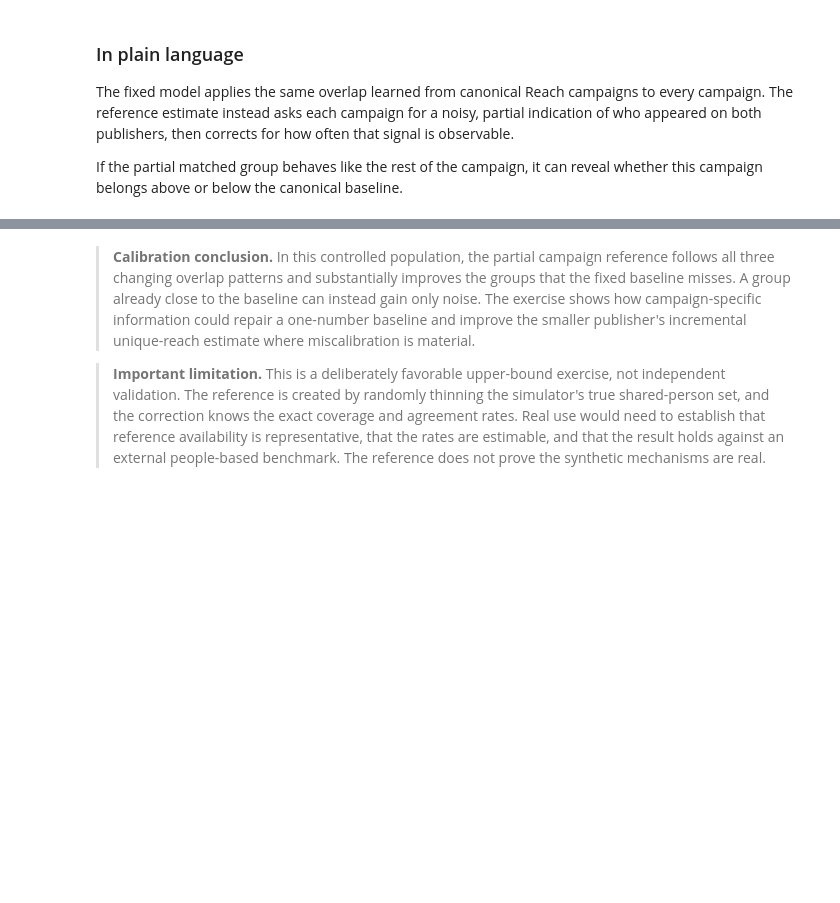
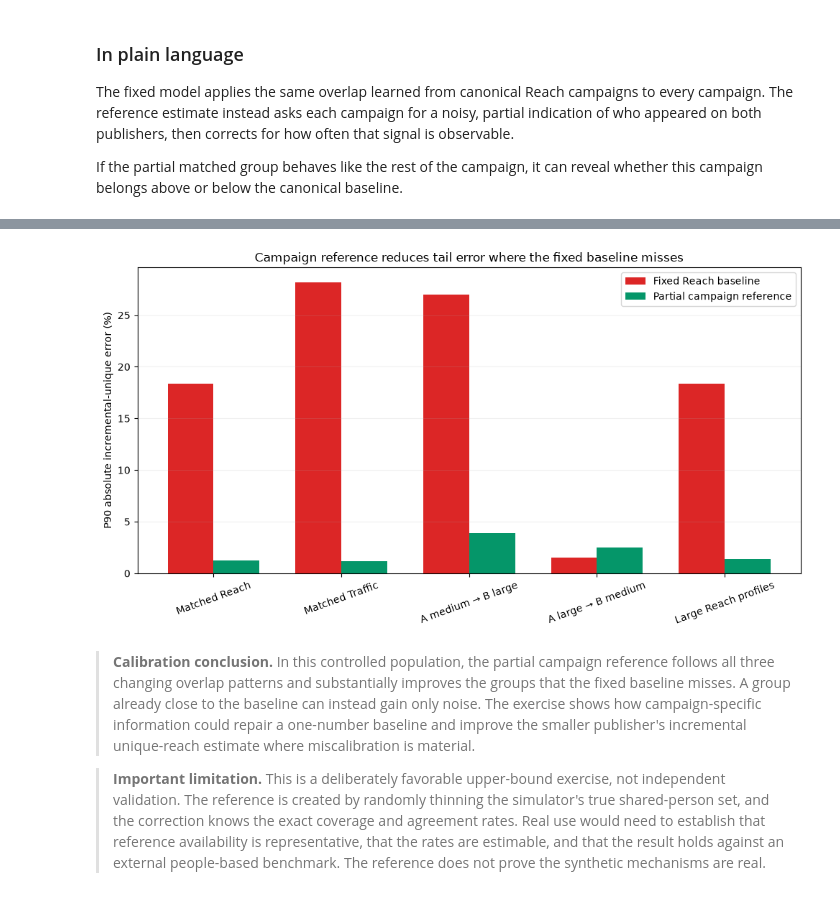
Before and after one commit to world-federation-of-advertisers/calibrated-vid, a Jupyter notebook: notebooks/behavioral_market_scenarios.ipynb, the cells around one changed output, grey strips where cells are left out. Saved outputs shown, nothing was run; the diff lists cells and outputs as text; code cells hidden in the pictures; blank space fills up the shorter version.

```diff
--- a/notebooks/behavioral_market_scenarios.ipynb
+++ b/notebooks/behavioral_market_scenarios.ipynb
@@ -404,6 +490,34 @@ show_table(calibration_rows, [
 | A medium → B large | 24 | 13.98 | 1.01 | 26.23 | ... |
 | A large → B medium | 24 | 0.73 | 0.89 | 1.07 | ... |
 | Large Reach profiles | 70 | 5.80 | 0.44 | 7.93 | ... |
+# %%
+fixed_p90 = np.asarray([
+    row["fixed_incremental_unique_p90_error_percent"]
+    for row in calibration_rows
+])
+reference_p90 = np.asarray([
+    row["reference_incremental_unique_p90_error_percent"]
+    for row in calibration_rows
+])
+fig, ax = plt.subplots(figsize=(10.0, 5.5))
+x = np.arange(len(labels))
+width = 0.36
+ax.bar(x - width / 2, fixed_p90, width, label="Fixed Reach baseline", color="#dc2626")
+ax.bar(x + width / 2, reference_p90, width, label="Partial campaign reference", color="#059669")
+ax.set(
+    ylabel="P90 absolute incremental-unique error (%)",
+    title="Campaign reference reduces tail error where the fixed baseline misses",
+    xticks=x,
+    xticklabels=labels,
+)
+ax.tick_params(axis="x", rotation=20)
+ax.grid(axis="y", alpha=0.18)
+ax.legend()
+fig.tight_layout()
+fig.savefig(OUTPUT / "reference_incremental_unique_error.png", dpi=180)
+plt.show()
+# %% [output]
+[figure, added]
 # %% [markdown]
 > **Calibration conclusion.** In this controlled population, the partial campaign reference follows all three changing overlap patterns and substantially improves the groups that the fixed baseline misses. A group already close to the baseline can instead gain only noise. The exercise shows how campaign-specific information could repair a one-number baseline and improve the smaller publisher's incremental unique-reach estimate where miscalibration is material.
 
```
Also changed, not shown: parts of 4 cells of this notebook, 6 other files.
